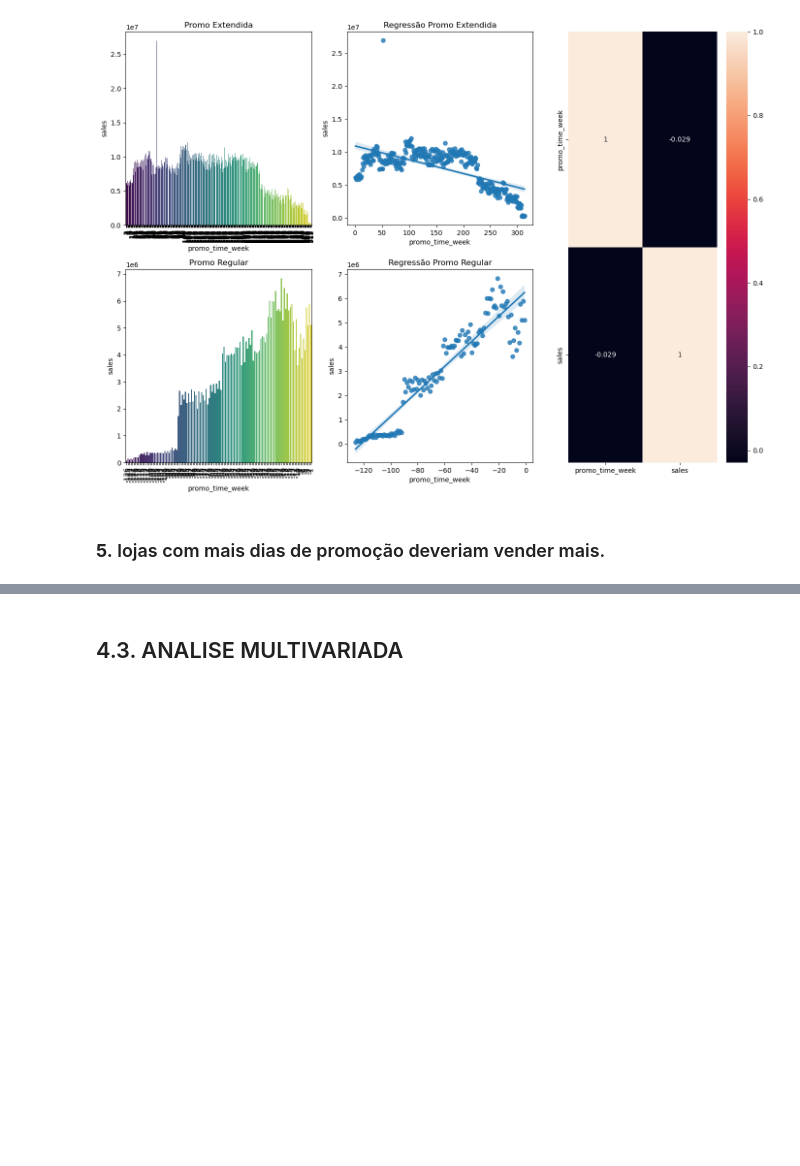
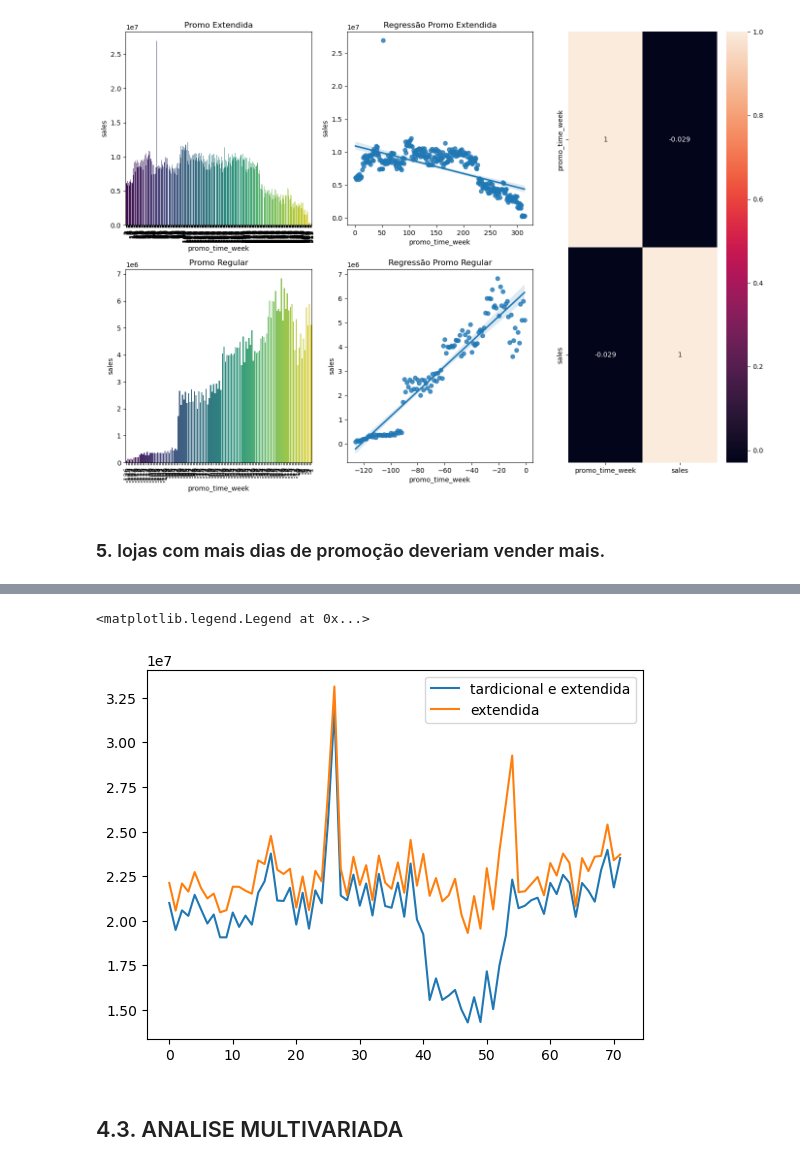
Before and after one commit to lucasleal7/ds_em_producao, a Jupyter notebook: m04_v01_store_sales_prediction.ipynb, the cells around one changed output, grey strips where cells are left out. Saved outputs shown, nothing was run; the diff lists cells and outputs as text; code cells hidden in the pictures; blank space fills up the shorter version.

```diff
--- a/m04_v01_store_sales_prediction.ipynb
+++ b/m04_v01_store_sales_prediction.ipynb
@@ -522,2 +559,13 @@ plt.show()
+# %%
+aux1 = df4[(df4['promo']==1) & (df4['promo2']==1)].groupby('year_week')['sales'].sum().reset_index()
+ax=aux1.plot()
+
+aux2 = df4[(df4['promo']==1) & (df4['promo2']==0)].groupby('year_week')['sales'].sum().reset_index()
+aux2.plot(ax=ax)
+
+ax.legend(labels=['tardicional e extendida','extendida'])
+# %% [output]
+<matplotlib.legend.Legend at 0x...>
+[figure, added]
 # %% [markdown]
 ## 4.3. ANALISE MULTIVARIADA
```
Also changed, not shown: parts of 7 cells of this notebook.
